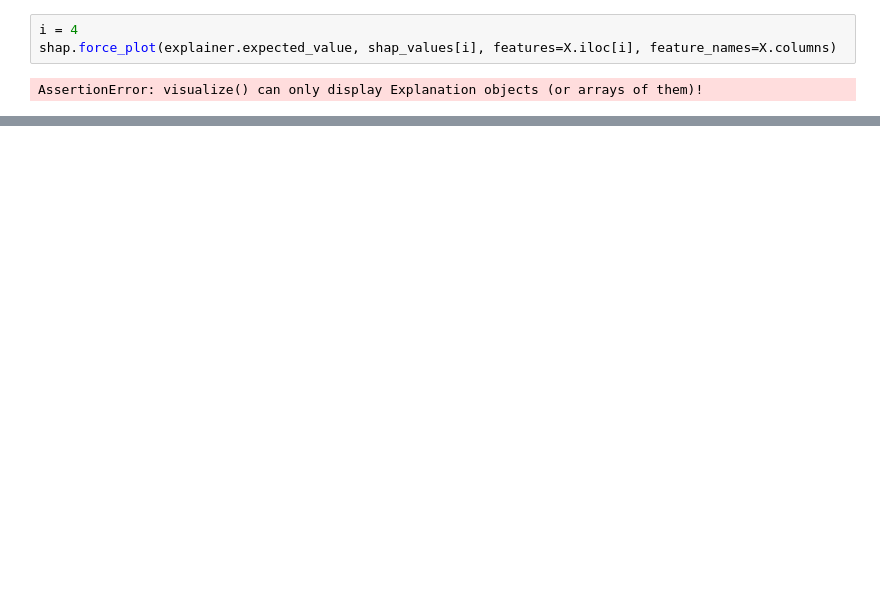
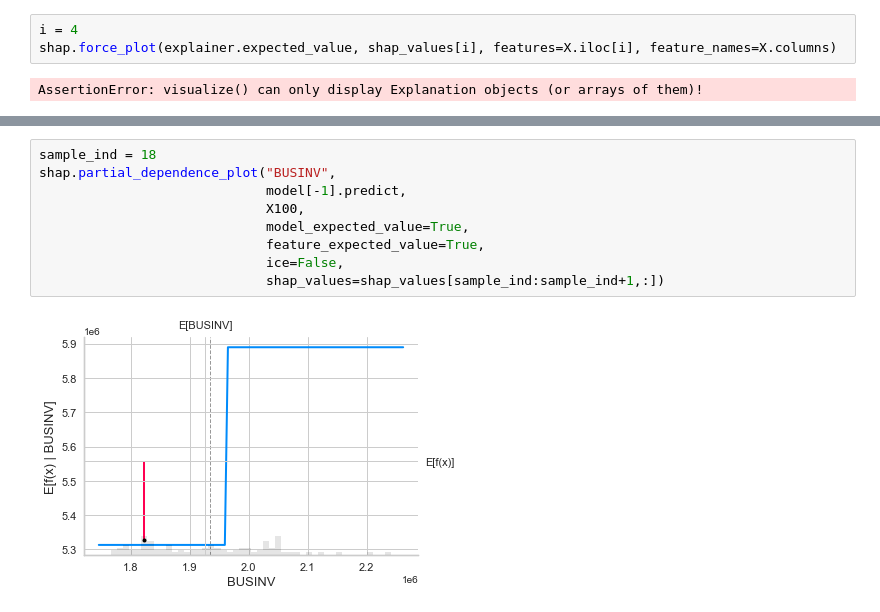
Before and after one commit to jluisjm/Paychex_revenue_forecast, a Jupyter notebook: notebooks/drivers_analysis.ipynb, the cells around one changed output, grey strips where cells are left out. Saved outputs shown, nothing was run; the diff lists cells and outputs as text; blank space fills up the shorter version.

```diff
--- a/notebooks/drivers_analysis.ipynb
+++ b/notebooks/drivers_analysis.ipynb
@@ -148,0 +150,11 @@ shap.summary_plot(shap_values, features=X, feature_names=X.columns, plot_type='b
+# %%
+sample_ind = 18
+shap.partial_dependence_plot("BUSINV",
+                             model[-1].predict,
+                             X100,
+                             model_expected_value=True,
+                             feature_expected_value=True,
+                             ice=False,
+                             shap_values=shap_values[sample_ind:sample_ind+1,:])
+# %% [output]
+[figure, added]
```
Also changed, not shown: parts of 8 cells of this notebook, 3 other files.
